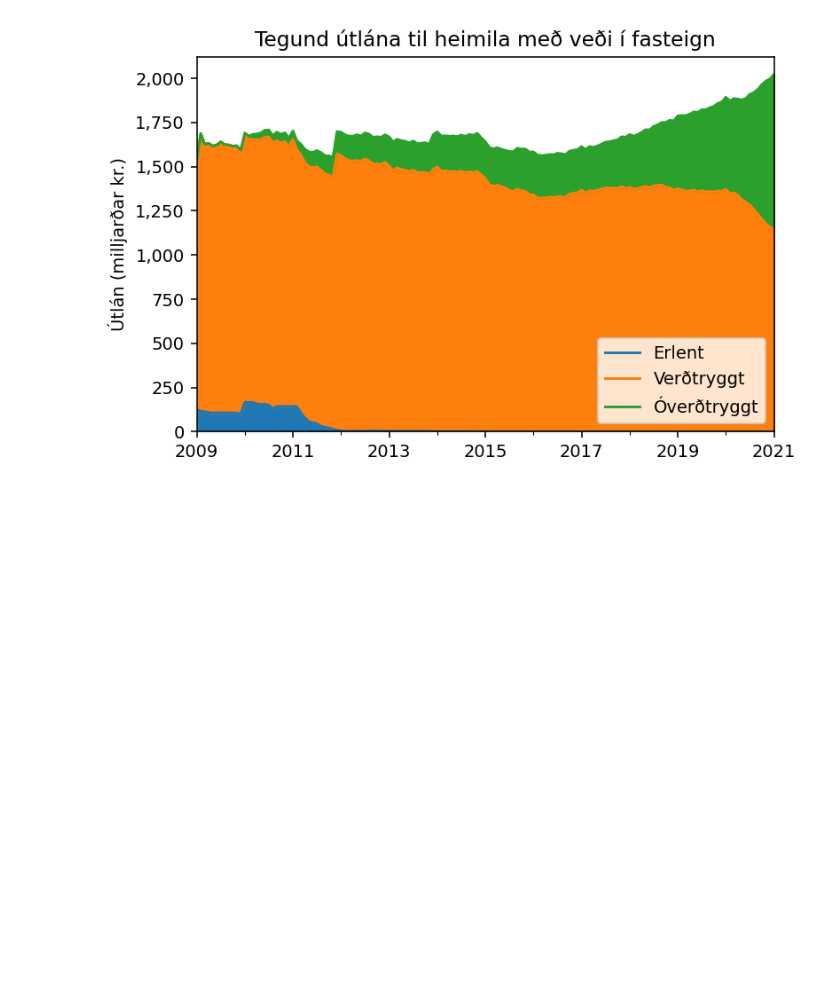
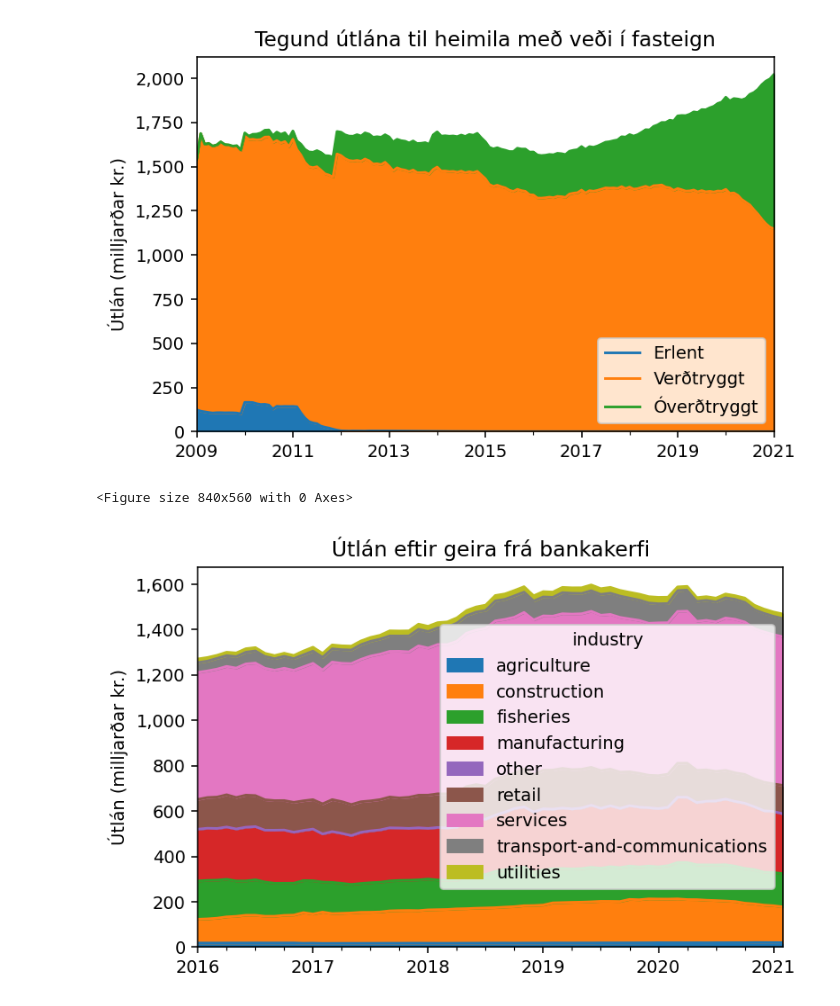
Before and after one commit to jokull/sedlabanki-data, a Jupyter notebook: Notebook.ipynb, the cells around one changed output. Cells and saved outputs as stored; diff of their text form; code cells hidden in the pictures; blank space fills up the shorter version.

Commit message:
Add business bank credit

```diff
--- a/Notebook.ipynb
+++ b/Notebook.ipynb
@@ -1,9 +1,12 @@
 # %%
+import os
 from urllib.parse import urlencode
 import pandas
 
+DATASETTE_URL = os.environ.get('DATASETTE_URL', 'http://localhost:8001/') # 'https://sedlabanki-housing-mtckiezzpq-lz.a.run.app/')
+
 def get_series(sql):
-    url = "https://sedlabanki-housing-mtckiezzpq-lz.a.run.app/housing.csv?" + urlencode({"sql": sql})
+    url = f"{DATASETTE_URL}credit.csv?" + urlencode({"sql": sql})
     return pandas.read_csv(url, parse_dates=['date'], index_col='date')
 # %%
 import datetime as dt
@@ -103,3 +104,26 @@ plt.savefig('graphs/type.png')
 # %% [output]
 <Figure size 840x560 with 0 Axes>
 [figure]
+# %%
+df = get_series("""select
+  date,
+  industry,
+  sum(value) as value
+from credit
+where
+  sector = "business" and
+  strftime('%Y', date) > "2015"
+group by date, industry
+order by date, industry""")
+df = merge_and_inflation_adjust_value(df)
+df = df.pivot(columns="industry", values="value")
+fig = plt.figure()
+ax = df.plot.area(stacked=True)
+plt.title('Útlán eftir geira frá bankakerfi')
+ax.set_ylabel("Útlán (milljarðar kr.)")
+ax.set_xlabel(None)
+set_milljardur_formatter(ax)
+plt.savefig('graphs/business.png')
+# %% [output]
+<Figure size 840x560 with 0 Axes>
+[figure, added]
```
Also changed, not shown: parts of 3 cells of this notebook, 7 other files.
